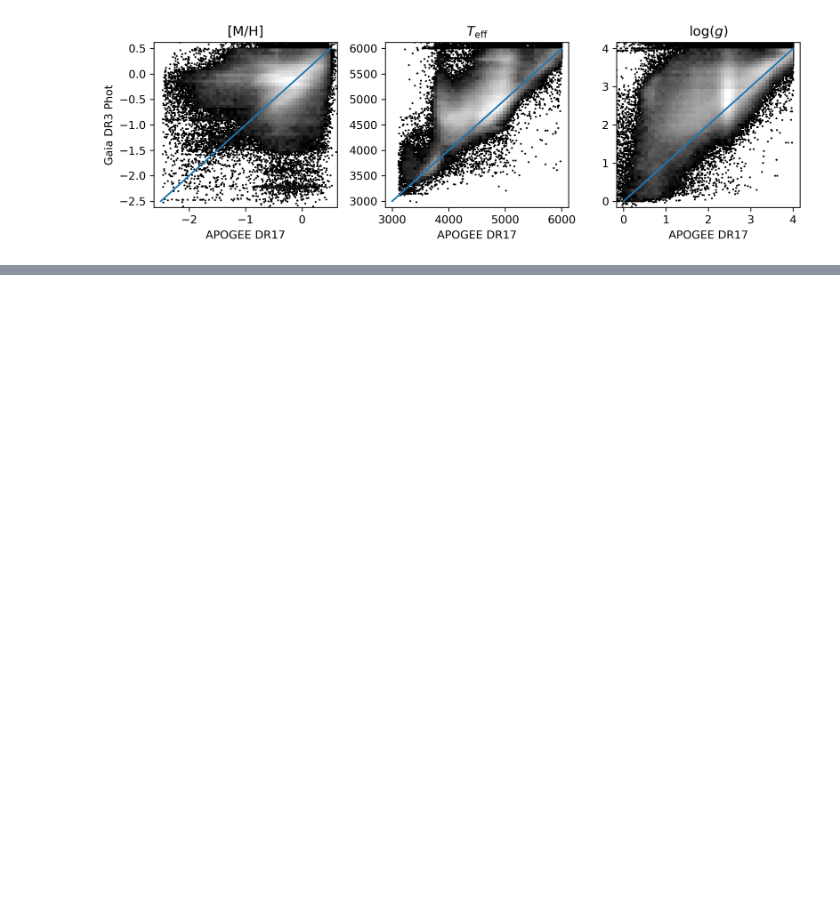
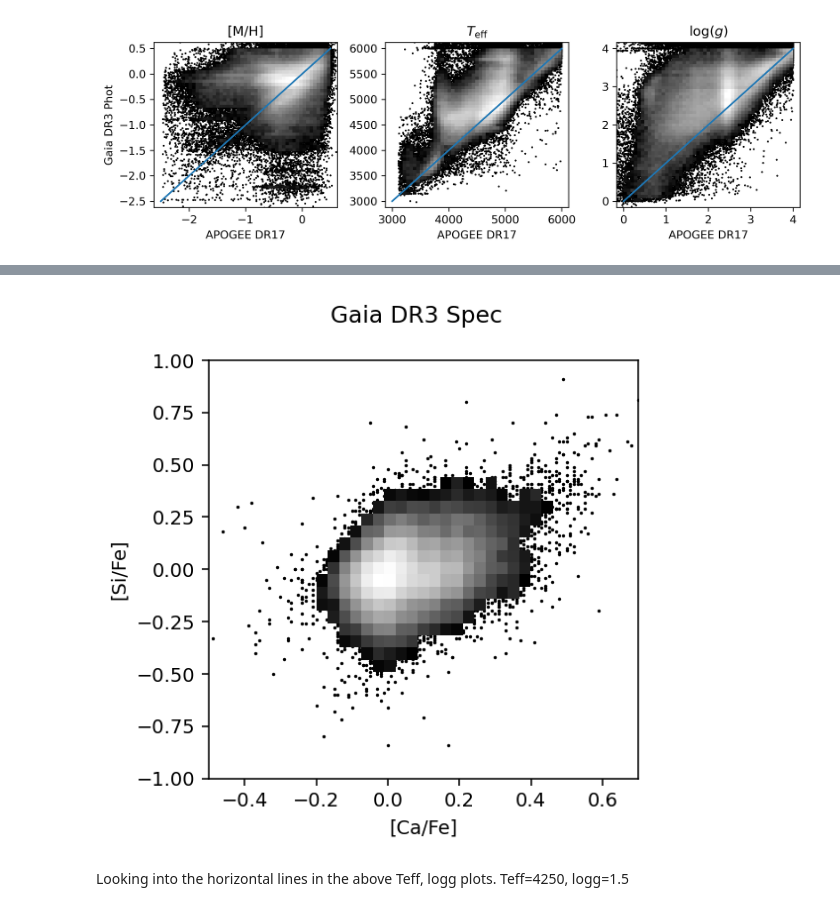
Before and after one commit to lodubay/gaia-sprint, a Jupyter notebook: compare_apogee.ipynb, the cells around one changed output, grey strips where cells are left out. Cells and saved outputs as stored; diff of their text form; code cells hidden in the pictures; blank space fills up the shorter version.

```diff
--- a/compare_apogee.ipynb
+++ b/compare_apogee.ipynb
@@ -250,0 +290,14 @@ plt.show()
+# %%
+fig, ax = plt.subplots(figsize=(4, 4), dpi=140)
+scatter_hist(ax, alldata["cafe_gspspec"], alldata["sife_gspspec"])
+ax.set_xlim((-0.5, 0.7))
+ax.set_ylim((-1, 1))
+ax.set_xlabel("[Ca/Fe]")
+ax.set_ylabel("[Si/Fe]")
+fig.suptitle("Gaia DR3 Spec")
+plt.show()
+# %% [output]
+[figure, added]
+# %% [markdown]
+Looking into the horizontal lines in the above Teff, logg plots.
+Teff=4250, logg=1.5
```
Also changed, not shown: parts of 27 cells of this notebook.
